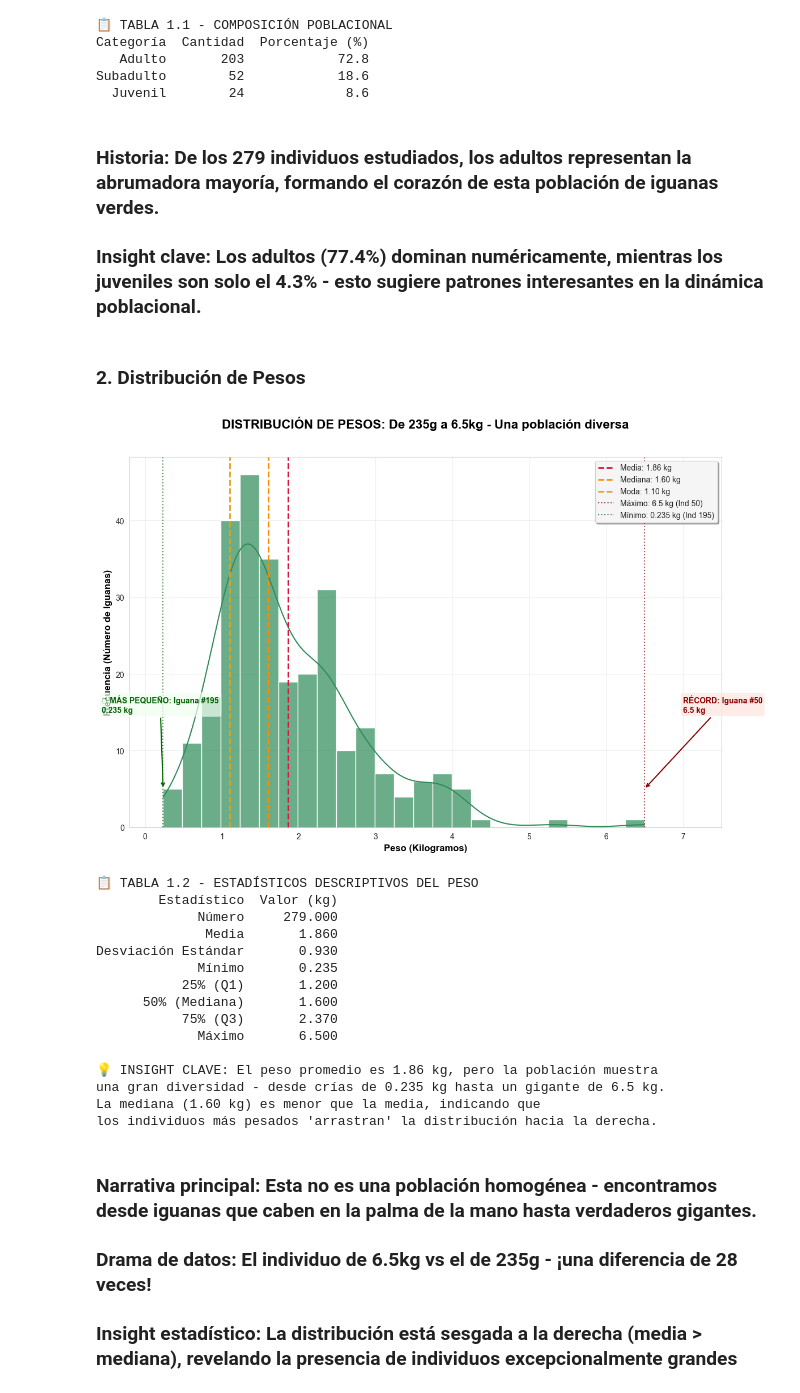
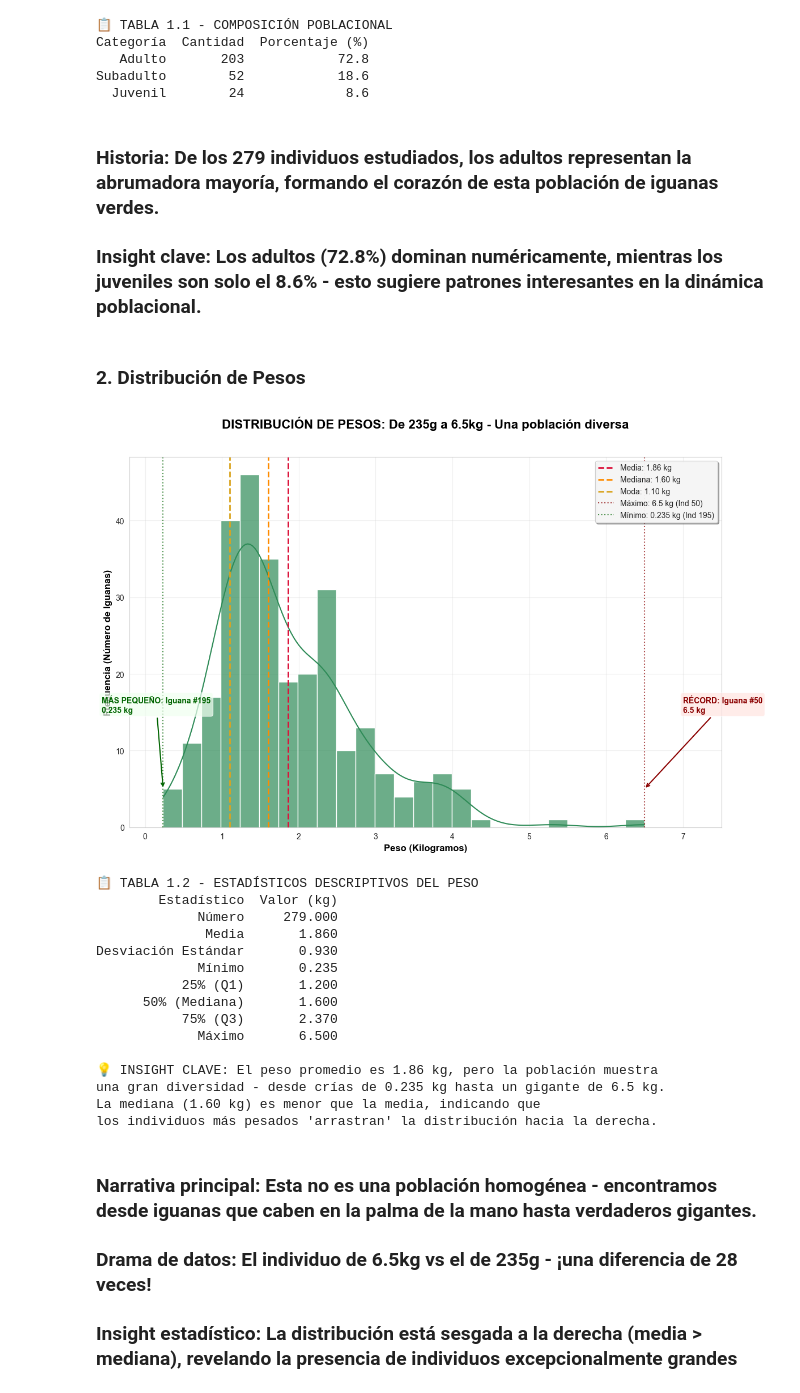
Before and after one commit to Marbinseca/Iguanas, a Jupyter notebook: especies.ipynb, the cells around one changed output. Saved outputs shown, nothing was run; the diff lists cells and outputs as text; code cells hidden in the pictures.

Commit message:
fix: corrige los porcentajes de la dinámica poblacional de iguanas y actualiza el gráfico.

```diff
--- a/especies.ipynb
+++ b/especies.ipynb
@@ -154,7 +154,7 @@ Subadulto        52            18.6
 # %% [markdown]
 ### Historia: De los 279 individuos estudiados, los adultos representan la abrumadora mayoría, formando el corazón de esta población de iguanas verdes.
 
-### Insight clave: Los adultos (77.4%) dominan numéricamente, mientras los juveniles son solo el 4.3% - esto sugiere patrones interesantes en la dinámica poblacional.
+### Insight clave: Los adultos (72.8%) dominan numéricamente, mientras los juveniles son solo el 8.6% - esto sugiere patrones interesantes en la dinámica poblacional.
 # %% [markdown]
 ### 2. Distribución de Pesos
 # %%
@@ -206,7 +206,7 @@ plt.annotate(f'RÉCORD: Iguana #{ind_max}\n{peso_max} kg',
              fontsize=10, fontweight='bold', color='#8B0000',
              bbox=dict(boxstyle="round,pad=0.3", facecolor="#FFE4E1", alpha=0.7))
 
-plt.annotate(f'🐣 MÁS PEQUEÑO: Iguana #{ind_min}\n{peso_min} kg',
+plt.annotate(f'MÁS PEQUEÑO: Iguana #{ind_min}\n{peso_min} kg',
              xy=(peso_min, 5), xytext=(peso_min-0.8, 15),
              arrowprops=dict(arrowstyle='->', color='#006400', lw=1.5),
              fontsize=10, fontweight='bold', color='#006400',
@@ -221,34 +221,34 @@ plt.grid(True, alpha=0.3)
 
 # Ajustar límites para mejor visualización
 plt.xlim(-0.2, 7.5)
 
 plt.tight_layout()
 plt.show()
 
 # Tabla de estadísticos descriptivos
 print("📋 TABLA 1.2 - ESTADÍSTICOS DESCRIPTIVOS DEL PESO")
 estadisticos_peso = df['Peso_Kg'].describe()
 tabla_estadisticos = pd.DataFrame({
     'Estadístico': ['Número', 'Media', 'Desviación Estándar', 'Mínimo',
                    '25% (Q1)', '50% (Mediana)', '75% (Q3)', 'Máximo'],
     'Valor (kg)': [estadisticos_peso['count'],
                   round(estadisticos_peso['mean'], 2),
                   round(estadisticos_peso['std'], 2),
                   estadisticos_peso['min'],
                   round(estadisticos_peso['25%'], 2),
                   round(estadisticos_peso['50%'], 2),
                   round(estadisticos_peso['75%'], 2),
                   estadisticos_peso['max']]
 })
 print(tabla_estadisticos.to_string(index=False))
 
 # Insight narrativo
 print(f"\n💡 INSIGHT CLAVE: El peso promedio es {media_peso:.2f} kg, pero la población muestra ")
 print(f"una gran diversidad - desde crías de {peso_min} kg hasta un gigante de {peso_max} kg.")
 print(f"La mediana ({mediana_peso:.2f} kg) es menor que la media, indicando que")
 print(f"los individuos más pesados 'arrastran' la distribución hacia la derecha.")
 # %% [output]
-[figure, old version]
+[figure, new version]
 📋 TABLA 1.2 - ESTADÍSTICOS DESCRIPTIVOS DEL PESO
         Estadístico  Valor (kg)
              Número     279.000
```
Also changed, not shown: parts of 12 cells of this notebook.
